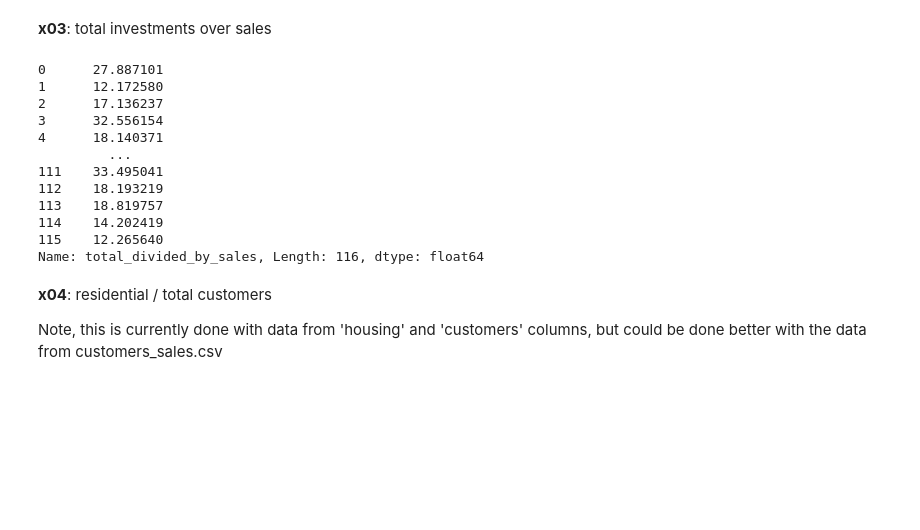
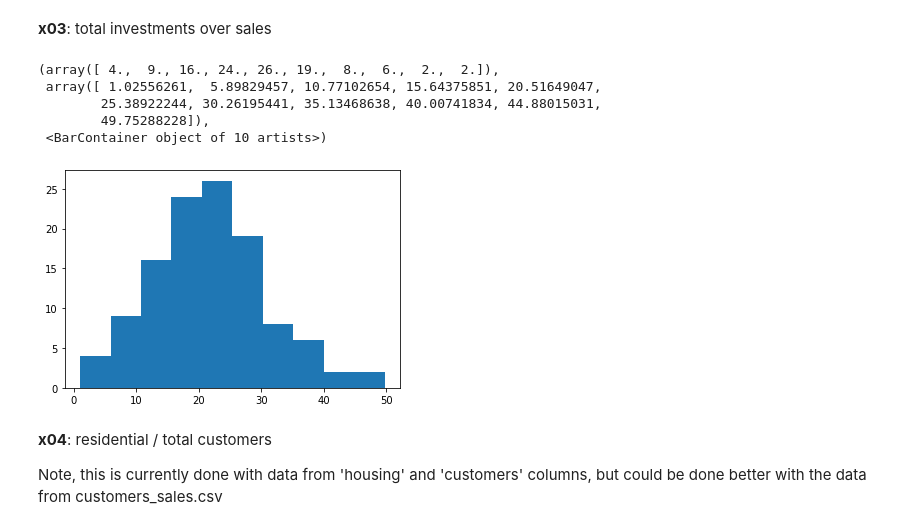
Before and after one commit to 2elle2/rmi-project, a Jupyter notebook: model/03_feature_engineering.ipynb, the cells around one changed output. Cells and saved outputs as stored; diff of their text form; code cells hidden in the pictures; blank space fills up the shorter version.

```diff
--- a/model/03_feature_engineering.ipynb
+++ b/model/03_feature_engineering.ipynb
@@ -372,21 +360,16 @@ __x03__: total investments over sales
 # %%
 # x3 measures the total investments, divided by sales
 sum_investments_sales_df['total_divided_by_sales'] = sum_investments_sales_df['sum_investments']/sum_investments_sales_df['sales']
 x03_total_investment_divided_by_sales = sum_investments_sales_df['total_divided_by_sales'].reset_index(drop=True)
-x03_total_investment_divided_by_sales
+x03_total_investment_divided_by_sales[x03_total_investment_divided_by_sales>400] = x03_total_investment_divided_by_sales.median()
+plt.hist(x03_total_investment_divided_by_sales)
 # %% [output]
-0      27.887101
-1      12.172580
-2      17.136237
-3      32.556154
-4      18.140371
-         ...
-111    33.495041
-112    18.193219
-113    18.819757
-114    14.202419
-115    12.265640
-Name: total_divided_by_sales, Length: 116, dtype: float64
+(array([ 4.,  9., 16., 24., 26., 19.,  8.,  6.,  2.,  2.]),
+ array([ 1.02556261,  5.89829457, 10.77102654, 15.64375851, 20.51649047,
+        25.38922244, 30.26195441, 35.13468638, 40.00741834, 44.88015031,
+        49.75288228]),
+ <BarContainer object of 10 artists>)
+[figure, added]
 # %% [markdown]
 __x04__: residential / total customers
 
```
Also changed, not shown: parts of 12 cells of this notebook, 10 other files.
